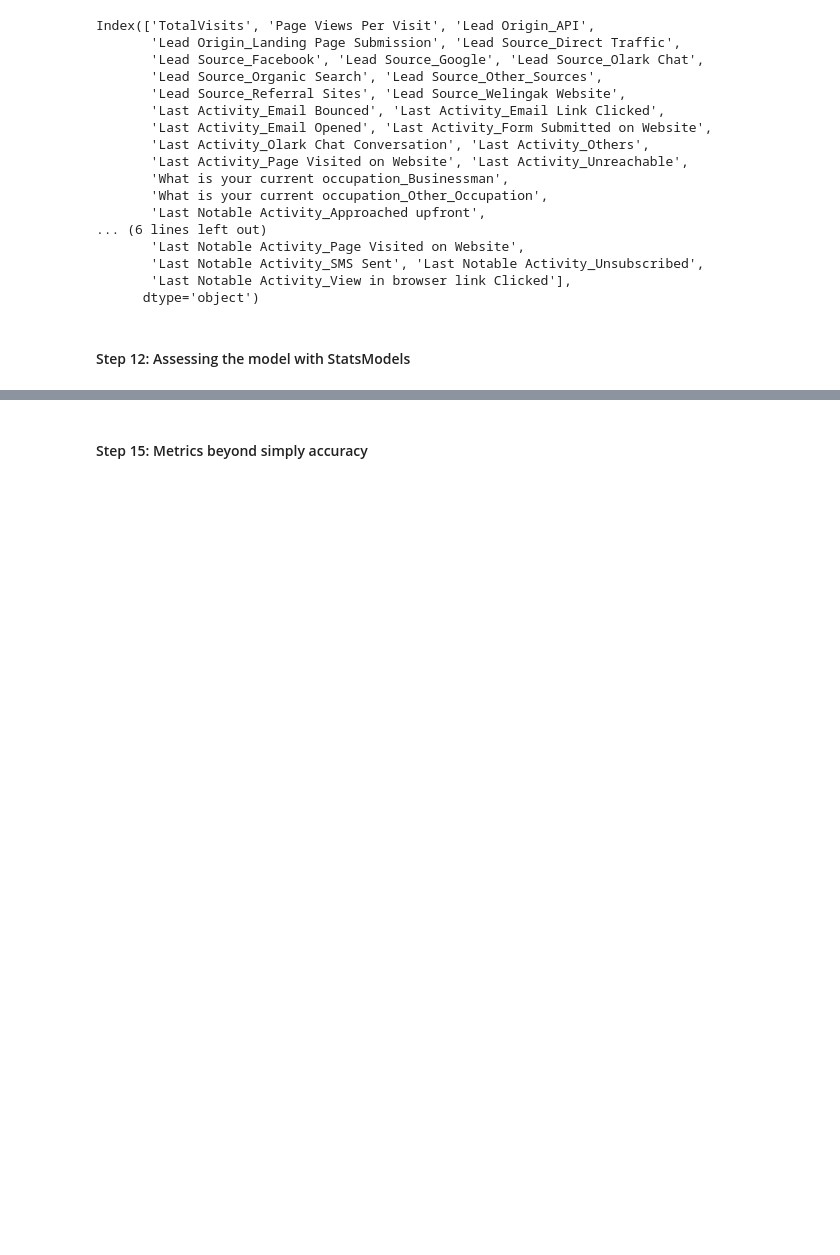
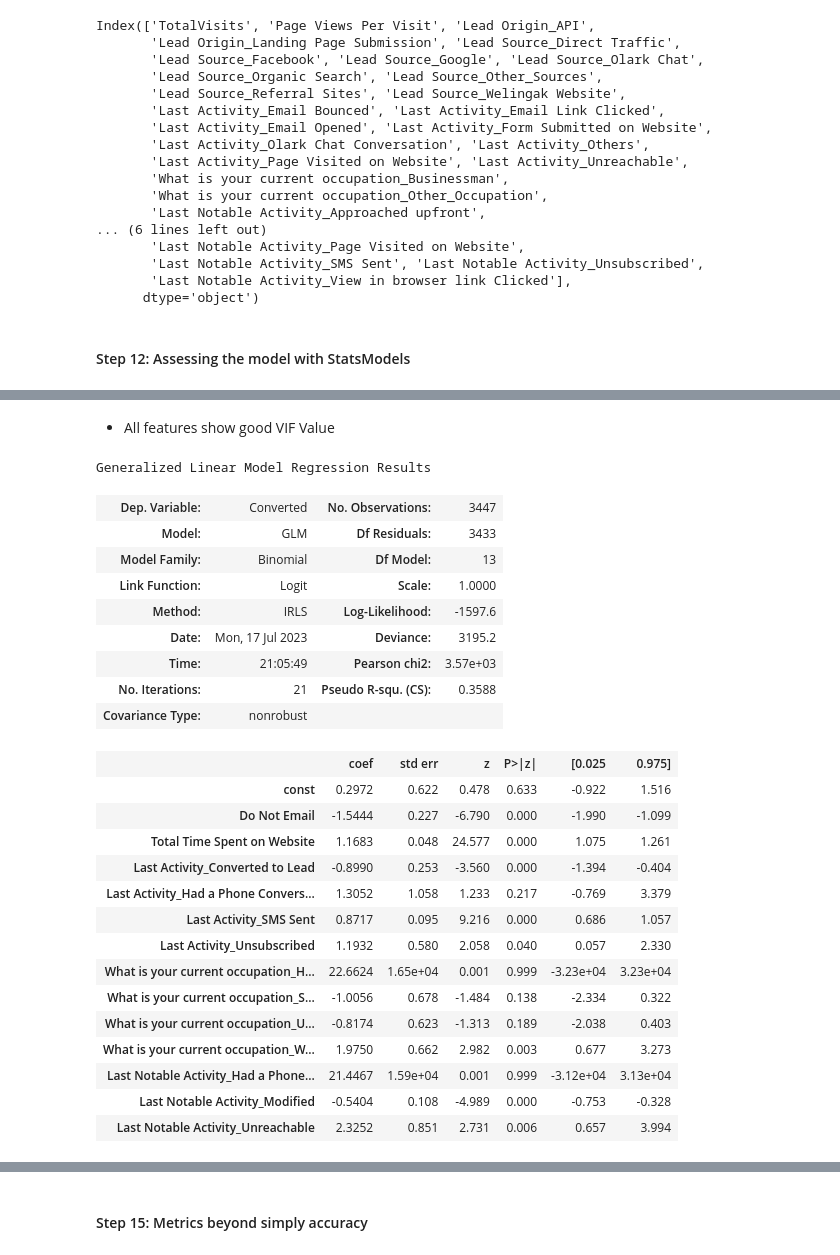
Before and after one commit to ebkrishna/Lead_Scoring_Case_Study_BBS_DSC52, a Jupyter notebook: Lead Scoring Case Study - Biji-Bappi-Sanatanu DS C52-with 30% above missing dropped.ipynb, the cells around one changed output, grey strips where cells are left out. Saved outputs shown, nothing was run; the diff lists cells and outputs as text; code cells hidden in the pictures; blank space fills up the shorter version.

```diff
--- a/Lead Scoring Case Study - Biji-Bappi-Sanatanu DS C52-with 30% above missing dropped.ipynb
+++ b/Lead Scoring Case Study - Biji-Bappi-Sanatanu DS C52-with 30% above missing dropped.ipynb
@@ -738,3 +740,7 @@ Generalized Linear Model Regression Results
 | Last Notable Activity_Had a Phone... | 22.4244 | 2.63e+04 | 0.001 | 0.999 | -5.15e+04 | 5.16e+04 |
 | Last Notable Activity_Modified | -0.5642 | 0.109 | -5.169 | 0.000 | -0.778 | -0.350 |
 | Last Notable Activity_Unreachable | 2.3452 | 0.851 | 2.754 | 0.006 | 0.676 | 4.014 |
+# %%
+# Removing feature Lead Source_Reference with P-Value 1.000
+
+col = col.drop('Lead Source_Reference',1)
@@ -740,0 +807,2 @@ Generalized Linear Model Regression Results
+# %% [markdown]
+- All features show good VIF Value
@@ -740,0 +813,33 @@ Generalized Linear Model Regression Results
+# %%
+# Logistic Regression Model 4
+
+X_train_sm = sm.add_constant(X_train[col])
+lr4 = sm.GLM(y_train,X_train_sm, family = sm.families.Binomial())
+res = lr4.fit()
+res.summary()
+# %% [output]
+Generalized Linear Model Regression Results
+| Dep. Variable: | Converted | No. Observations: | 3447 |
+| Model: | GLM | Df Residuals: | 3433 |
+| Model Family: | Binomial | Df Model: | 13 |
+| Link Function: | Logit | Scale: | 1.0000 |
+| Method: | IRLS | Log-Likelihood: | -1597.6 |
+| Date: | Mon, 17 Jul 2023 | Deviance: | 3195.2 |
+| Time: | 21:05:49 | Pearson chi2: | 3.57e+03 |
+| No. Iterations: | 21 | Pseudo R-squ. (CS): | 0.3588 |
+| Covariance Type: | nonrobust |  |  |
+|  | coef | std err | z | P>|z| | [0.025 | 0.975] |
+| const | 0.2972 | 0.622 | 0.478 | 0.633 | -0.922 | 1.516 |
+| Do Not Email | -1.5444 | 0.227 | -6.790 | 0.000 | -1.990 | -1.099 |
+| Total Time Spent on Website | 1.1683 | 0.048 | 24.577 | 0.000 | 1.075 | 1.261 |
+| Last Activity_Converted to Lead | -0.8990 | 0.253 | -3.560 | 0.000 | -1.394 | -0.404 |
+| Last Activity_Had a Phone Convers... | 1.3052 | 1.058 | 1.233 | 0.217 | -0.769 | 3.379 |
+| Last Activity_SMS Sent | 0.8717 | 0.095 | 9.216 | 0.000 | 0.686 | 1.057 |
+| Last Activity_Unsubscribed | 1.1932 | 0.580 | 2.058 | 0.040 | 0.057 | 2.330 |
+| What is your current occupation_H... | 22.6624 | 1.65e+04 | 0.001 | 0.999 | -3.23e+04 | 3.23e+04 |
+| What is your current occupation_S... | -1.0056 | 0.678 | -1.484 | 0.138 | -2.334 | 0.322 |
+| What is your current occupation_U... | -0.8174 | 0.623 | -1.313 | 0.189 | -2.038 | 0.403 |
+| What is your current occupation_W... | 1.9750 | 0.662 | 2.982 | 0.003 | 0.677 | 3.273 |
+| Last Notable Activity_Had a Phone... | 21.4467 | 1.59e+04 | 0.001 | 0.999 | -3.12e+04 | 3.13e+04 |
+| Last Notable Activity_Modified | -0.5404 | 0.108 | -4.989 | 0.000 | -0.753 | -0.328 |
+| Last Notable Activity_Unreachable | 2.3252 | 0.851 | 2.731 | 0.006 | 0.657 | 3.994 |
```
Also changed, not shown: parts of 72 cells of this notebook.
